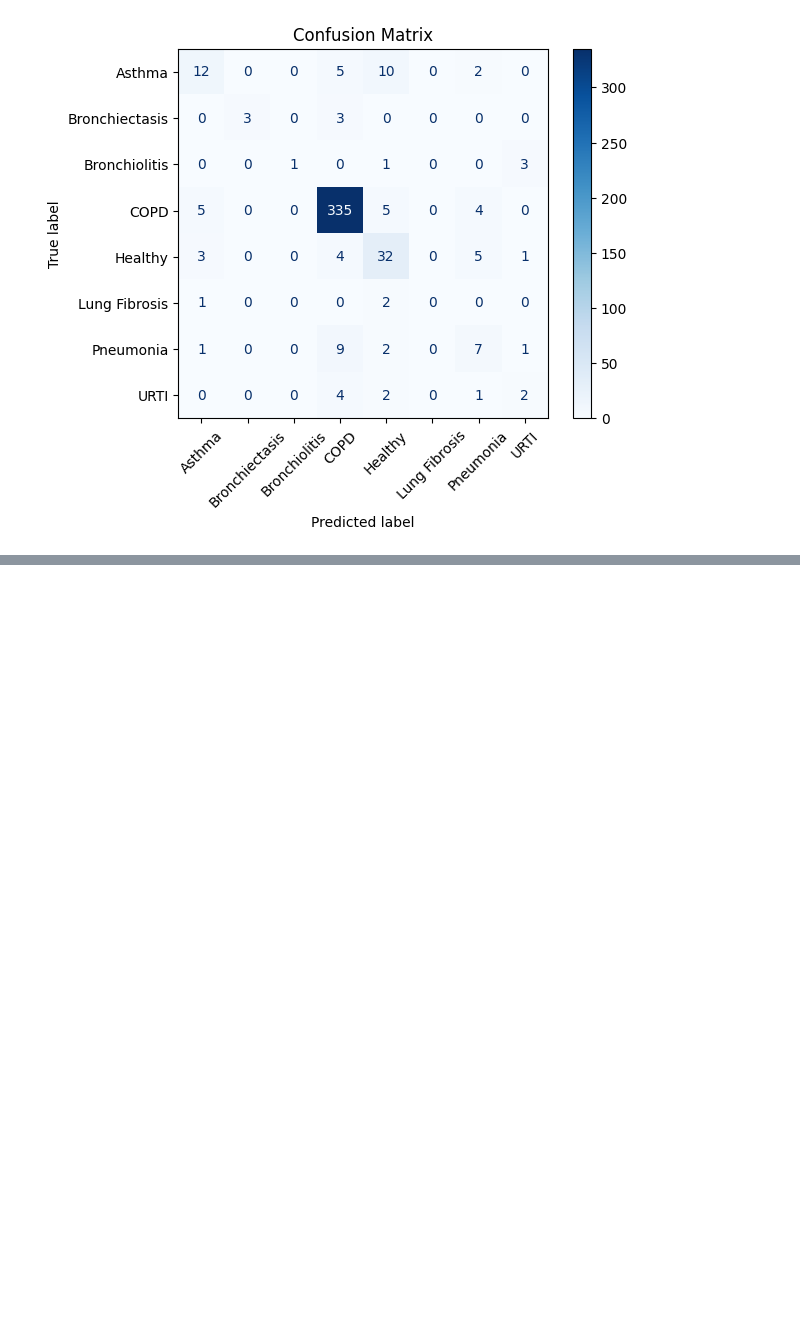
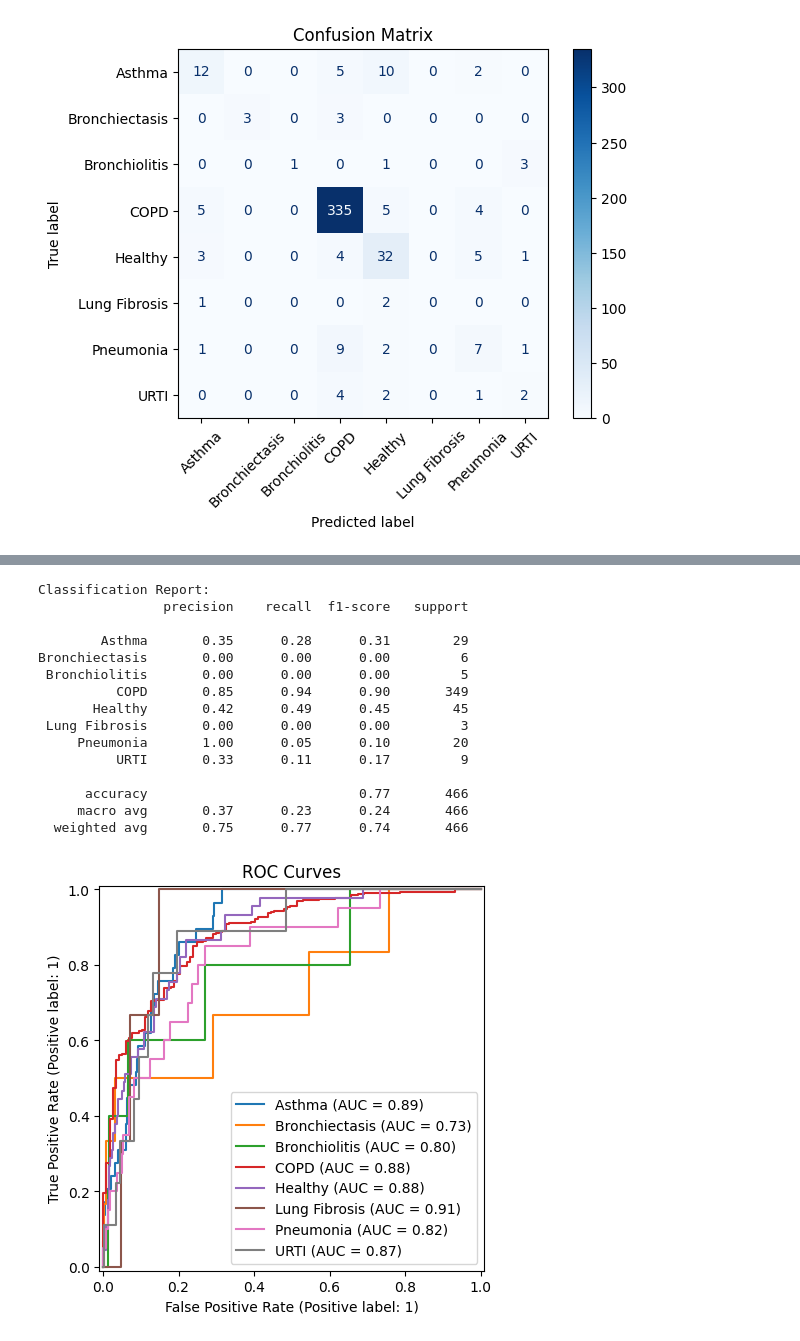
Before and after one commit to RafaelGAT108/IA901_Project, a Jupyter notebook: notebooks/7_training.ipynb, the cells around one changed output, grey strips where cells are left out. Cells and saved outputs as stored; diff of their text form; code cells hidden in the pictures; blank space fills up the shorter version.

```diff
--- a/notebooks/7_training.ipynb
+++ b/notebooks/7_training.ipynb
@@ -391,0 +697,5 @@ Bronchiectasis       1.00      0.50      0.67         6
+# %%
+hparams["experiment"] = "inception_v3_combined_8-classes_Chroma"
+hparams["dataset"]["feature_extractor"] = "Chroma"
+hparams["dataset"]["num_channels"] = 1
+model = train_model(hparams)
@@ -391,0 +770,19 @@ Bronchiectasis       1.00      0.50      0.67         6
+# %%
+evaluate_model(model)
+# %% [output]
+Classification Report:
+                precision    recall  f1-score   support
+
+        Asthma       0.35      0.28      0.31        29
+Bronchiectasis       0.00      0.00      0.00         6
+ Bronchiolitis       0.00      0.00      0.00         5
+          COPD       0.85      0.94      0.90       349
+       Healthy       0.42      0.49      0.45        45
+ Lung Fibrosis       0.00      0.00      0.00         3
+     Pneumonia       1.00      0.05      0.10        20
+          URTI       0.33      0.11      0.17         9
+
+      accuracy                           0.77       466
+     macro avg       0.37      0.23      0.24       466
+  weighted avg       0.75      0.77      0.74       466
+[figure, added]
```
Also changed, not shown: parts of 27 cells of this notebook.
